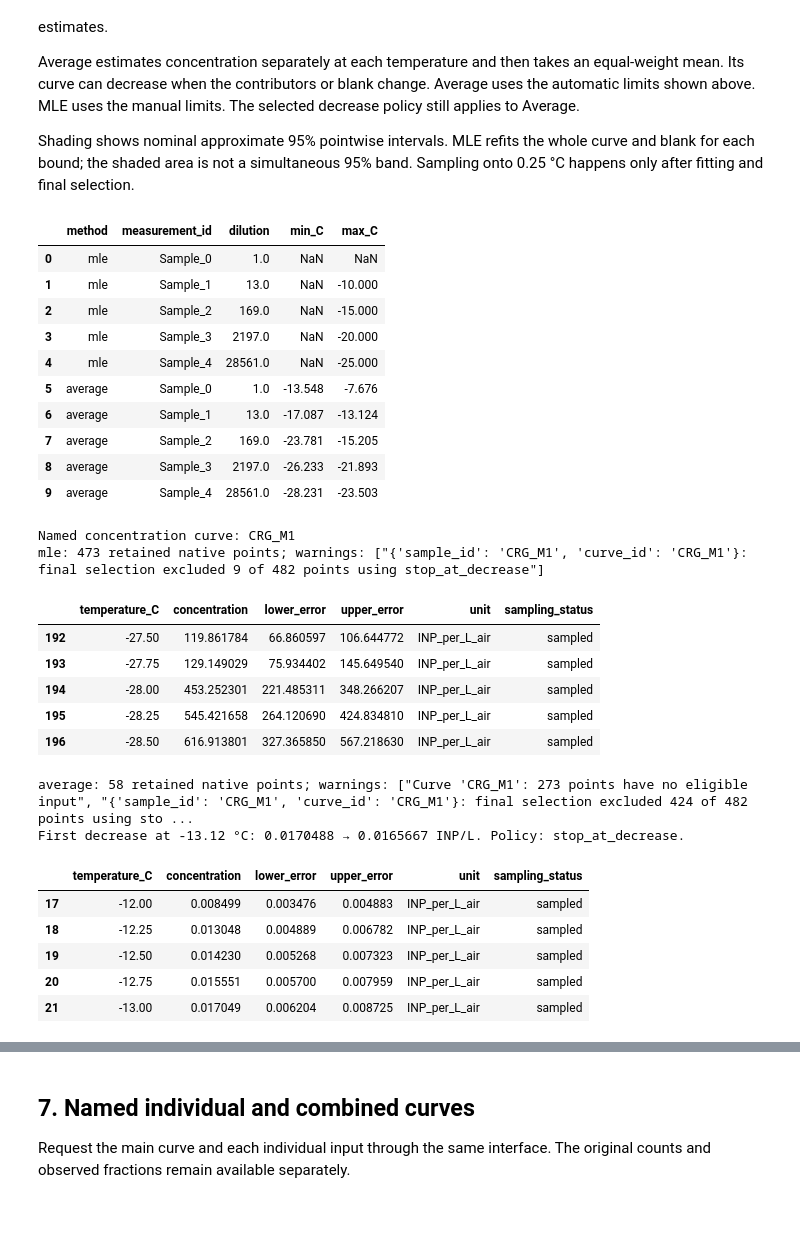
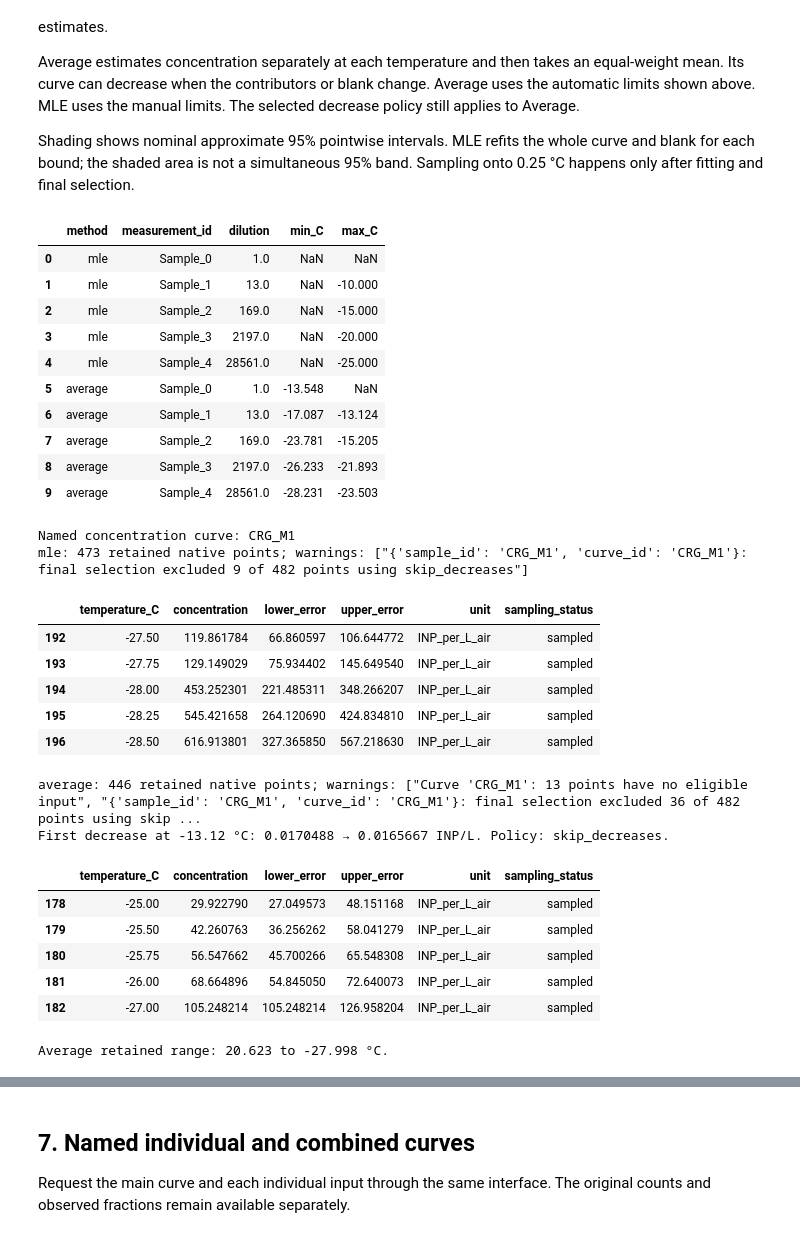
Before and after one commit to bochens/inptk, a Jupyter notebook: notebook/icescopy_freeze_count_to_air_inp_demo.ipynb, the cells around one changed output, grey strips where cells are left out. Saved outputs shown, nothing was run; the diff lists cells and outputs as text; code cells hidden in the pictures.

```diff
--- a/notebook/icescopy_freeze_count_to_air_inp_demo.ipynb
+++ b/notebook/icescopy_freeze_count_to_air_inp_demo.ipynb
@@ -70,7 +72,7 @@ MLE_TEMPERATURE_RANGES_C = {
 AVERAGE_MIN_FROZEN = 3
 AVERAGE_MIN_UNFROZEN = 3
 METHOD = "average"  # Or "mle"; each method uses its own limits.
-DECREASE_POLICY = "stop_at_decrease"  # Or "skip_decreases" to allow recovery.
+DECREASE_POLICY = "skip_decreases"  # Skip dips and resume when concentration recovers.
 TEMPERATURE_XLIM = (-30, -5)  # Temperature increases from left to right.
 
 if not DATA_PATH.is_file():
@@ -252,6 +256,8 @@ RANGES_BY_METHOD = {
     "mle": MLE_TEMPERATURE_RANGES_C,
     "average": auto_suggestions.temperature_ranges_C,
 }
+# Preserve the initial observations of the least-diluted input.
+RANGES_BY_METHOD["average"]["Sample_0"]["max_C"] = None
 display(pd.DataFrame.from_dict(auto_suggestions.inputs, orient="index"))
 auto_report = auto_suggestions.observations.to_dataframe()
 display(auto_report.groupby(["measurement_id", "blank_status"]).size().rename("observations"))
@@ -402,42 +408,52 @@ for method, table in combined_air.items():
                   if item["curve_id"] == combined_selection["curve_id"])
     first_decrease = next((item for item in report["excluded"] if item["reason"] == "decrease"), None)
     if first_decrease is not None:
         print(f"First decrease at {first_decrease['temperature_C']:.4g} °C: "
               f"{first_decrease['reference_concentration']:.6g} → "
               f"{first_decrease['concentration']:.6g} INP/L. Policy: {DECREASE_POLICY}.")
     selected = grid_air[method].select(**combined_selection).to_dataframe()
     display(selected.tail(5)[[
         "temperature_C", "concentration", "lower_error", "upper_error", "unit",
         "sampling_status",
     ]])
+# The least-diluted input contributes from its first original observation.
+average_candidates = combined_air_candidates["average"].to_dataframe()
+assert average_candidates.temperature_C.iloc[0] == selected_counts.loc[
+    selected_counts.measurement_id.eq("Sample_0"), "temperature_C"
+].iloc[0]
+assert "Sample_0" in json.loads(average_candidates.contributing_measurement_ids.iloc[0])
+average_retained = combined_air["average"].to_dataframe()
+print(f"Average retained range: {average_retained.temperature_C.max():.3f} to "
+      f"{average_retained.temperature_C.min():.3f} °C.")
 # %% [output]
 |  | method | measurement_id | dilution | min_C | max_C |
 | 0 | mle | Sample_0 | 1.0 | NaN | NaN |
 | 1 | mle | Sample_1 | 13.0 | NaN | -10.000 |
 | 2 | mle | Sample_2 | 169.0 | NaN | -15.000 |
 | 3 | mle | Sample_3 | 2197.0 | NaN | -20.000 |
 | 4 | mle | Sample_4 | 28561.0 | NaN | -25.000 |
-| 5 | average | Sample_0 | 1.0 | -13.548 | -7.676 |
+| 5 | average | Sample_0 | 1.0 | -13.548 | NaN |
 | 6 | average | Sample_1 | 13.0 | -17.087 | -13.124 |
 | 7 | average | Sample_2 | 169.0 | -23.781 | -15.205 |
 | 8 | average | Sample_3 | 2197.0 | -26.233 | -21.893 |
 | 9 | average | Sample_4 | 28561.0 | -28.231 | -23.503 |
 Named concentration curve: CRG_M1
-mle: 473 retained native points; warnings: ["{'sample_id': 'CRG_M1', 'curve_id': 'CRG_M1'}: final selection excluded 9 of 482 points using stop_at_decrease"]
+mle: 473 retained native points; warnings: ["{'sample_id': 'CRG_M1', 'curve_id': 'CRG_M1'}: final selection excluded 9 of 482 points using skip_decreases"]
 |  | temperature_C | concentration | lower_error | upper_error | unit | sampling_status |
 | 192 | -27.50 | 119.861784 | 66.860597 | 106.644772 | INP_per_L_air | sampled |
 | 193 | -27.75 | 129.149029 | 75.934402 | 145.649540 | INP_per_L_air | sampled |
 | 194 | -28.00 | 453.252301 | 221.485311 | 348.266207 | INP_per_L_air | sampled |
 | 195 | -28.25 | 545.421658 | 264.120690 | 424.834810 | INP_per_L_air | sampled |
 | 196 | -28.50 | 616.913801 | 327.365850 | 567.218630 | INP_per_L_air | sampled |
-average: 58 retained native points; warnings: ["Curve 'CRG_M1': 273 points have no eligible input", "{'sample_id': 'CRG_M1', 'curve_id': 'CRG_M1'}: final selection excluded 424 of 482 points using sto ...
-First decrease at -13.12 °C: 0.0170488 → 0.0165667 INP/L. Policy: stop_at_decrease.
+average: 446 retained native points; warnings: ["Curve 'CRG_M1': 13 points have no eligible input", "{'sample_id': 'CRG_M1', 'curve_id': 'CRG_M1'}: final selection excluded 36 of 482 points using skip ...
+First decrease at -13.12 °C: 0.0170488 → 0.0165667 INP/L. Policy: skip_decreases.
 |  | temperature_C | concentration | lower_error | upper_error | unit | sampling_status |
-| 17 | -12.00 | 0.008499 | 0.003476 | 0.004883 | INP_per_L_air | sampled |
-| 18 | -12.25 | 0.013048 | 0.004889 | 0.006782 | INP_per_L_air | sampled |
-| 19 | -12.50 | 0.014230 | 0.005268 | 0.007323 | INP_per_L_air | sampled |
-| 20 | -12.75 | 0.015551 | 0.005700 | 0.007959 | INP_per_L_air | sampled |
-| 21 | -13.00 | 0.017049 | 0.006204 | 0.008725 | INP_per_L_air | sampled |
+| 178 | -25.00 | 29.922790 | 27.049573 | 48.151168 | INP_per_L_air | sampled |
+| 179 | -25.50 | 42.260763 | 36.256262 | 58.041279 | INP_per_L_air | sampled |
+| 180 | -25.75 | 56.547662 | 45.700266 | 65.548308 | INP_per_L_air | sampled |
+| 181 | -26.00 | 68.664896 | 54.845050 | 72.640073 | INP_per_L_air | sampled |
+| 182 | -27.00 | 105.248214 | 105.248214 | 126.958204 | INP_per_L_air | sampled |
+Average retained range: 20.623 to -27.998 °C.
 # %%
 fig, axes = plt.subplots(1, 2, figsize=(12, 5), sharex=True, sharey=True,
                          layout="constrained")
```
Also changed, not shown: parts of 9 cells of this notebook.
